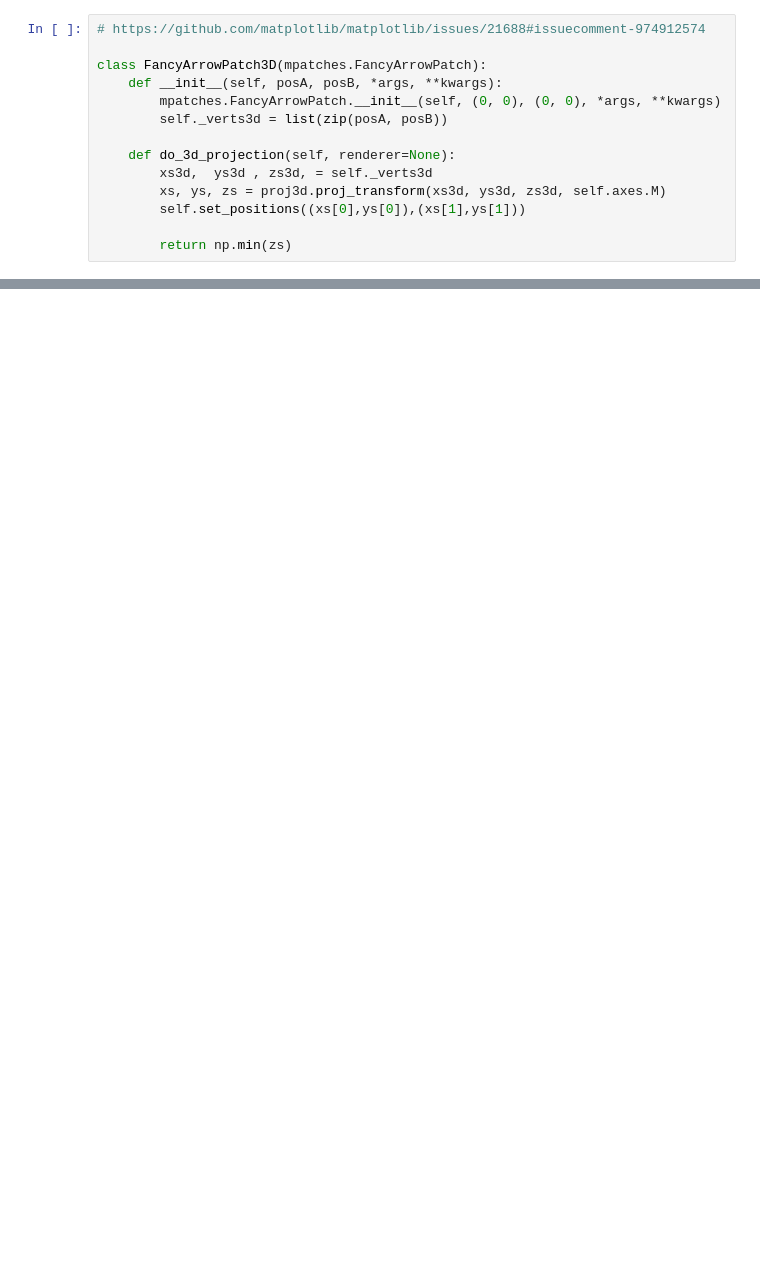
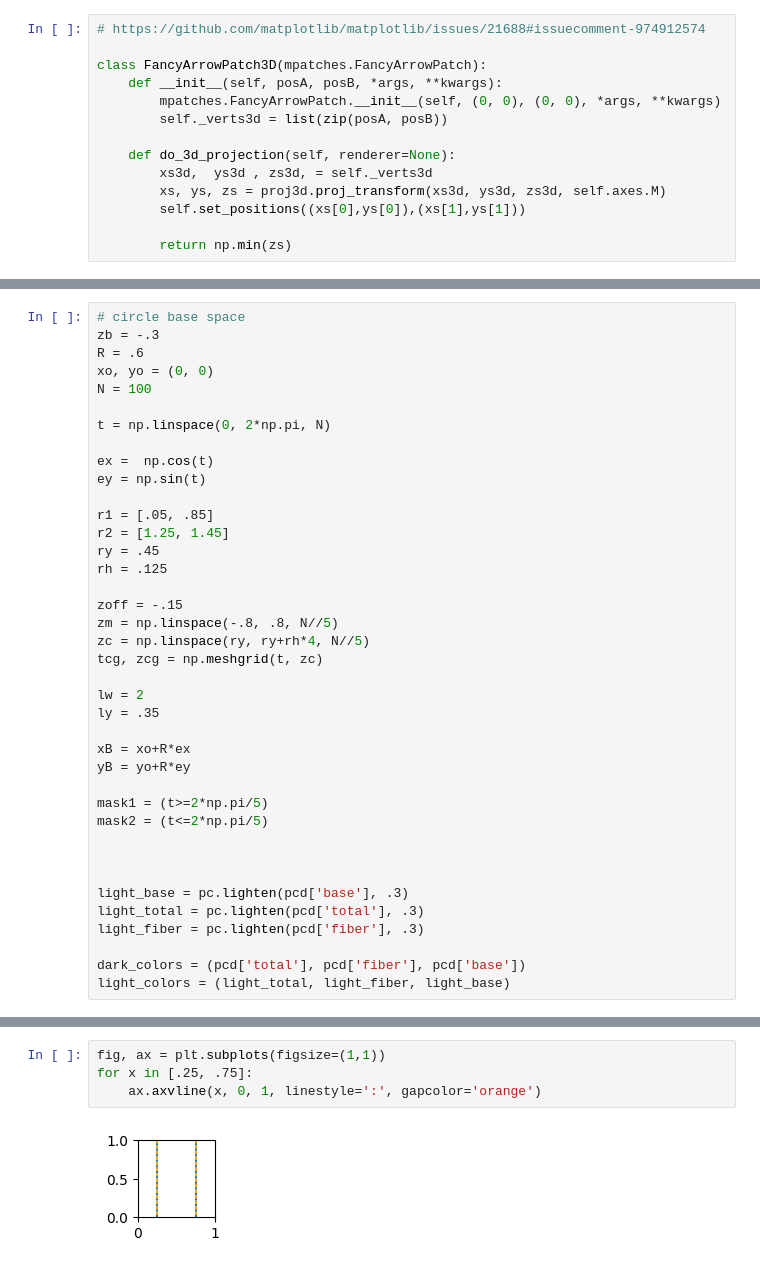
Before and after one commit to story645/team, a Jupyter notebook: paper/figcode/nontrivialbundle.ipynb, the cells around one changed output, grey strips where cells are left out. Drawn from its saved outputs; the diff is of its cells as text; blank space fills up the shorter version.

```diff
--- a/paper/figcode/nontrivialbundle.ipynb
+++ b/paper/figcode/nontrivialbundle.ipynb
@@ -111,0 +111,39 @@ fig.savefig(paper_path/"fbtau", bbox_inches='tight', dpi=200)
+# %%
+# circle base space
+zb = -.3
+R = .6
+xo, yo = (0, 0)
+N = 100
+
+t = np.linspace(0, 2*np.pi, N)
+
+ex =  np.cos(t)
+ey = np.sin(t)
+
+r1 = [.05, .85]
+r2 = [1.25, 1.45]
+ry = .45
+rh = .125
+
+zoff = -.15
+zm = np.linspace(-.8, .8, N//5)
+zc = np.linspace(ry, ry+rh*4, N//5)
+tcg, zcg = np.meshgrid(t, zc)
+
+lw = 2
+ly = .35
+
+xB = xo+R*ex
+yB = yo+R*ey
+
+mask1 = (t>=2*np.pi/5)
+mask2 = (t<=2*np.pi/5)
+
+
+
+light_base = pc.lighten(pcd['base'], .3)
+light_total = pc.lighten(pcd['total'], .3)
+light_fiber = pc.lighten(pcd['fiber'], .3)
+
+dark_colors = (pcd['total'], pcd['fiber'], pcd['base'])
+light_colors = (light_total, light_fiber, light_base)
@@ -111,0 +312,6 @@ fig.savefig(paper_path/"fbtau", bbox_inches='tight', dpi=200)
+# %%
+fig, ax = plt.subplots(figsize=(1,1))
+for x in [.25, .75]:
+    ax.axvline(x, 0, 1, linestyle=':', gapcolor='orange')
+# %% [output]
+[figure, added]
```
Also changed, not shown: parts of 17 cells of this notebook.
